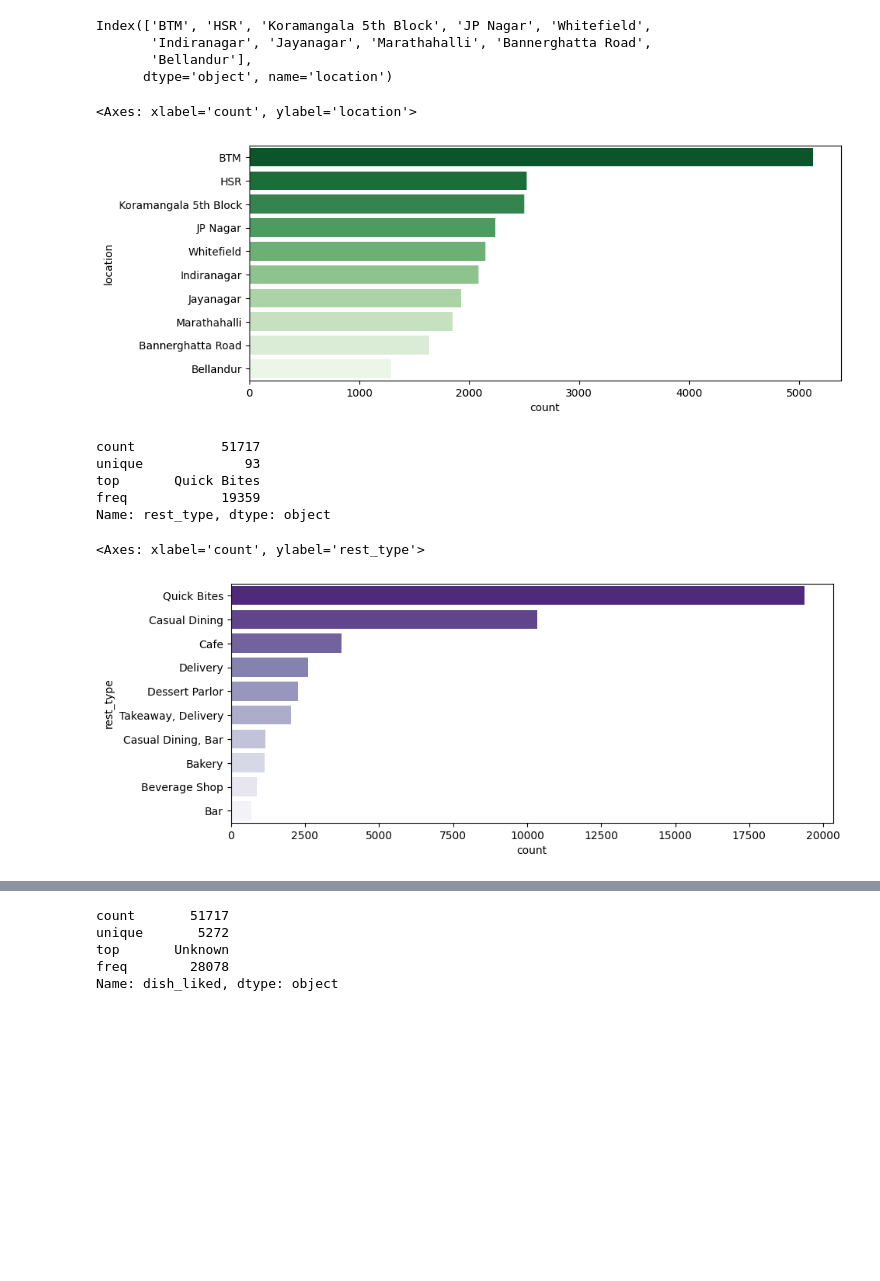
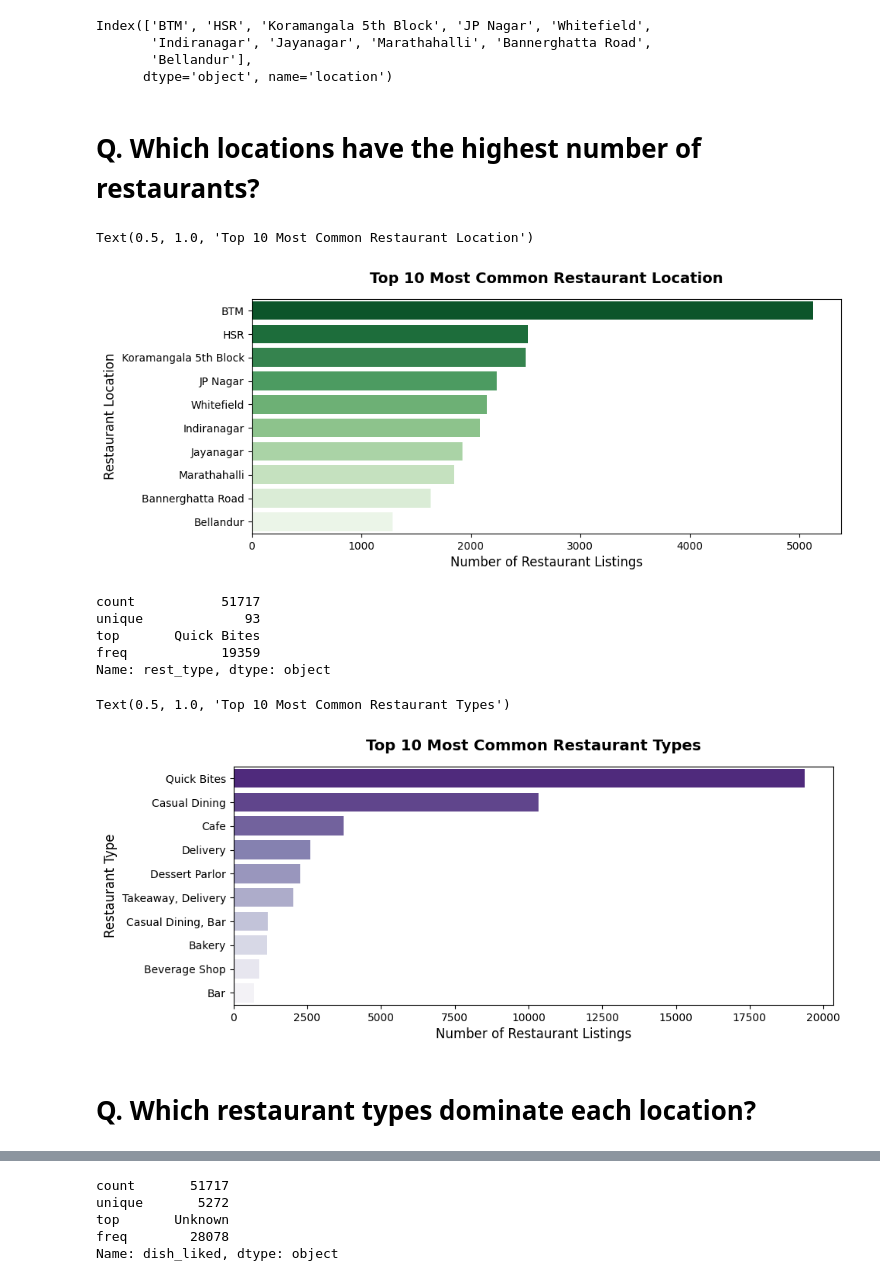
Before and after one commit to OmrajeAmbure/Datascience_And_GenAi_or_AgenticAi_work, a Jupyter notebook: Projects/DataAnalysis/Zomato Data Analysis/Notebook/EDA.ipynb, the cells around one changed output, grey strips where cells are left out. Cells and saved outputs as stored; diff of their text form; code cells hidden in the pictures; blank space fills up the shorter version.

```diff
--- a/Projects/DataAnalysis/Zomato Data Analysis/Notebook/EDA.ipynb
+++ b/Projects/DataAnalysis/Zomato Data Analysis/Notebook/EDA.ipynb
@@ -9,7 +9,7 @@ import warnings
 # Ignore all warnings
 warnings.filterwarnings("ignore")
 # %%
-clean_data = pd.read_csv('cleaned_data.csv')
+clean_data = pd.read_csv('clen_data.csv')
 # %% [markdown]
 
 ## Phase 4: Exploratory Data Analysis (EDA)
@@ -80,18 +213,23 @@ Index(['BTM', 'HSR', 'Koramangala 5th Block', 'JP Nagar', 'Whitefield',
        'Indiranagar', 'Jayanagar', 'Marathahalli', 'Bannerghatta Road',
        'Bellandur'],
       dtype='object', name='location')
+# %% [markdown]
+# Q. Which locations have the highest number of restaurants?
 # %%
 plt.figure(figsize=(10,4))
 fliterd_data = clean_data['location'].value_counts().head(10).index
 sns.countplot(
     data=clean_data,
     y='location',
     order=fliterd_data,
     palette='Greens_r'
 )
+plt.xlabel('Number of Restaurant Listings', fontsize=12)
+plt.ylabel('Restaurant Location', fontsize=12)
+plt.title('Top 10 Most Common Restaurant Location', fontsize=14, fontweight='bold', pad=15)
 # %% [output]
-<Axes: xlabel='count', ylabel='location'>
+Text(0.5, 1.0, 'Top 10 Most Common Restaurant Location')
-[figure, old version]
+[figure, new version]
 # %%
 clean_data['rest_type'].describe()
 # %% [output]
@@ -108,6 +246,11 @@ sns.countplot(
     order=clean_data['rest_type'].value_counts().head(10).index,
     palette='Purples_r'
 )
+plt.xlabel('Number of Restaurant Listings', fontsize=12)
+plt.ylabel('Restaurant Type', fontsize=12)
+plt.title('Top 10 Most Common Restaurant Types', fontsize=14, fontweight='bold', pad=15)
 # %% [output]
-<Axes: xlabel='count', ylabel='rest_type'>
+Text(0.5, 1.0, 'Top 10 Most Common Restaurant Types')
-[figure, old version]
+[figure, new version]
+# %% [markdown]
+# Q. Which restaurant types dominate each location?
```
Also changed, not shown: parts of 30 cells of this notebook, 18 other files.
